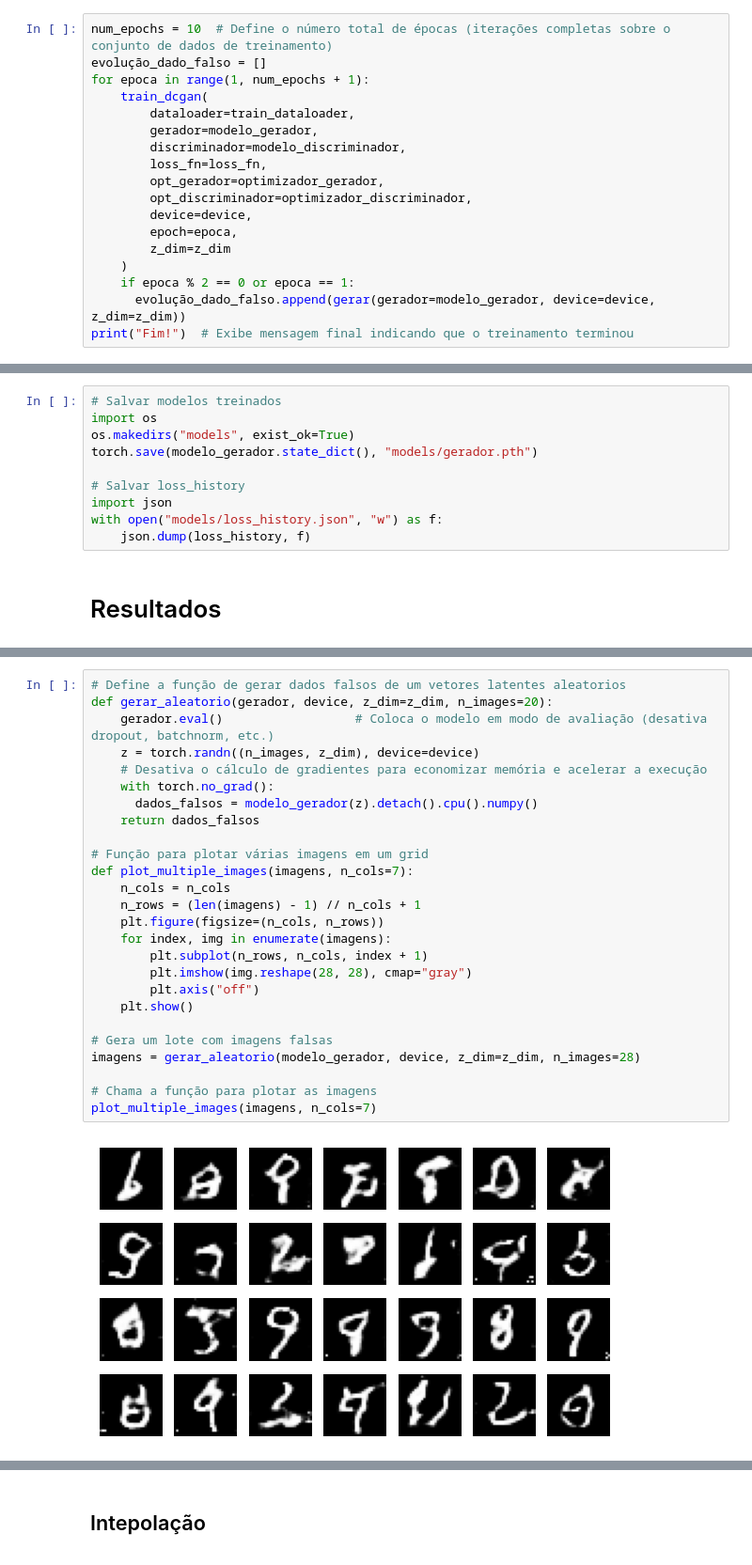
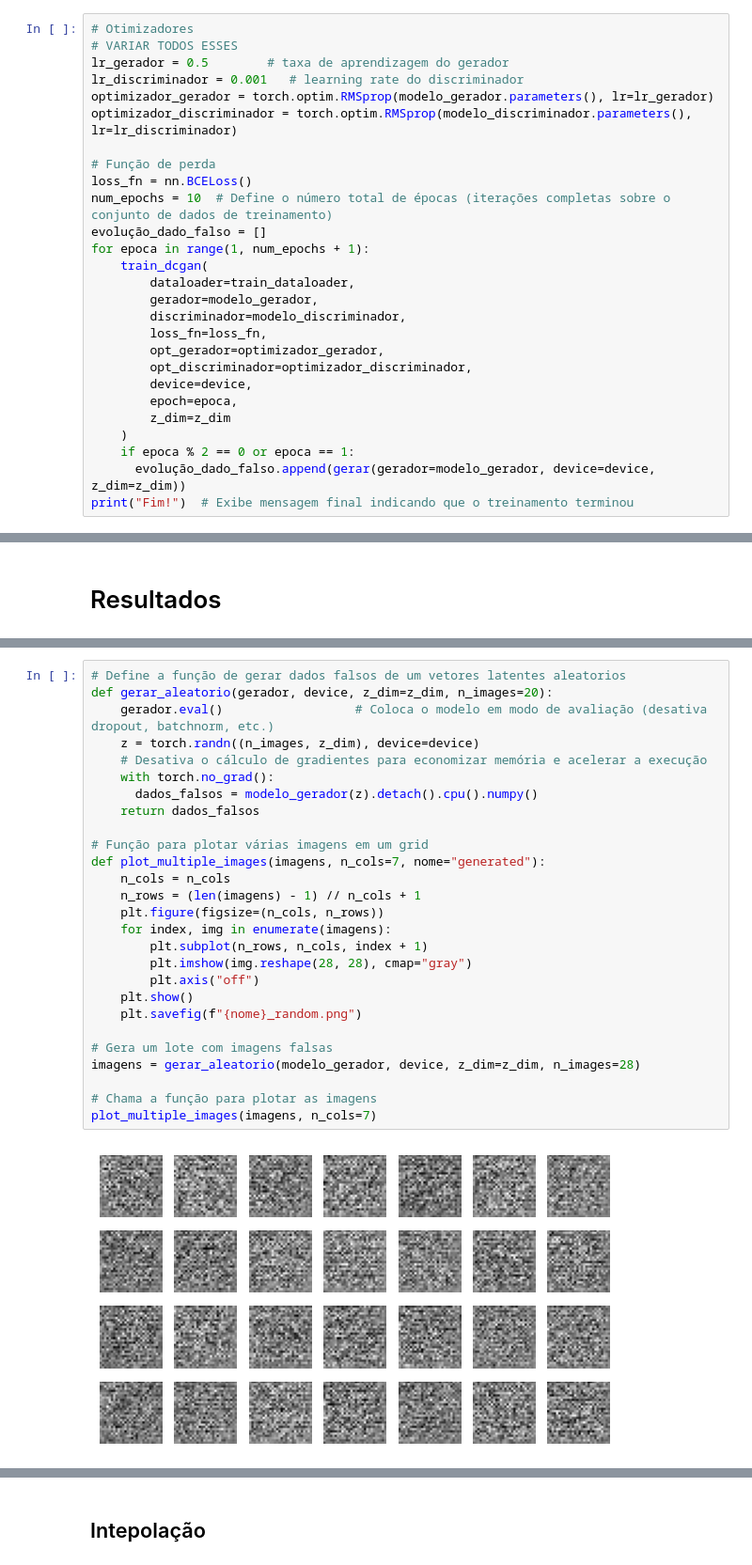
Before and after one commit to davialmeida135/GenAI, a Jupyter notebook: 03 - GAN MNist/tarefa03.ipynb, the cells around one changed output, grey strips where cells are left out. Shown: that part at 94% size. Saved outputs shown, nothing was run; the diff lists cells and outputs as text.

```diff
--- a/03 - GAN MNist/tarefa03.ipynb
+++ b/03 - GAN MNist/tarefa03.ipynb
@@ -245,6 +235,15 @@ Usando cuda.
 # %% [markdown]
 # Treinamento
 # %%
+# Otimizadores
+# VARIAR TODOS ESSES
+lr_gerador = 0.5        # taxa de aprendizagem do gerador
+lr_discriminador = 0.001   # learning rate do discriminador
+optimizador_gerador = torch.optim.RMSprop(modelo_gerador.parameters(), lr=lr_gerador)
+optimizador_discriminador = torch.optim.RMSprop(modelo_discriminador.parameters(), lr=lr_discriminador)
+
+# Função de perda
+loss_fn = nn.BCELoss()
 num_epochs = 10  # Define o número total de épocas (iterações completas sobre o conjunto de dados de treinamento)
 evolução_dado_falso = []
 for epoca in range(1, num_epochs + 1):
@@ -283,12 +282,2 @@ Fim!
-# %%
-# Salvar modelos treinados
-import os
-os.makedirs("models", exist_ok=True)
-torch.save(modelo_gerador.state_dict(), "models/gerador.pth")
-
-# Salvar loss_history
-import json
-with open("models/loss_history.json", "w") as f:
-    json.dump(loss_history, f)
 # %% [markdown]
 # Resultados
@@ -308,28 +309,29 @@ plt.show()
 # %%
 # Define a função de gerar dados falsos de um vetores latentes aleatorios
 def gerar_aleatorio(gerador, device, z_dim=z_dim, n_images=20):
     gerador.eval()                  # Coloca o modelo em modo de avaliação (desativa dropout, batchnorm, etc.)
     z = torch.randn((n_images, z_dim), device=device)
     # Desativa o cálculo de gradientes para economizar memória e acelerar a execução
     with torch.no_grad():
       dados_falsos = modelo_gerador(z).detach().cpu().numpy()
     return dados_falsos
 
 # Função para plotar várias imagens em um grid
-def plot_multiple_images(imagens, n_cols=7):
+def plot_multiple_images(imagens, n_cols=7, nome="generated"):
     n_cols = n_cols
     n_rows = (len(imagens) - 1) // n_cols + 1
     plt.figure(figsize=(n_cols, n_rows))
     for index, img in enumerate(imagens):
         plt.subplot(n_rows, n_cols, index + 1)
         plt.imshow(img.reshape(28, 28), cmap="gray")
         plt.axis("off")
     plt.show()
+    plt.savefig(f"{nome}_random.png")
 
 # Gera um lote com imagens falsas
 imagens = gerar_aleatorio(modelo_gerador, device, z_dim=z_dim, n_images=28)
 
 # Chama a função para plotar as imagens
 plot_multiple_images(imagens, n_cols=7)
 # %% [output]
-[figure, old version]
+[figure, new version]
```
Also changed, not shown: parts of 9 cells of this notebook, 6 other files.
